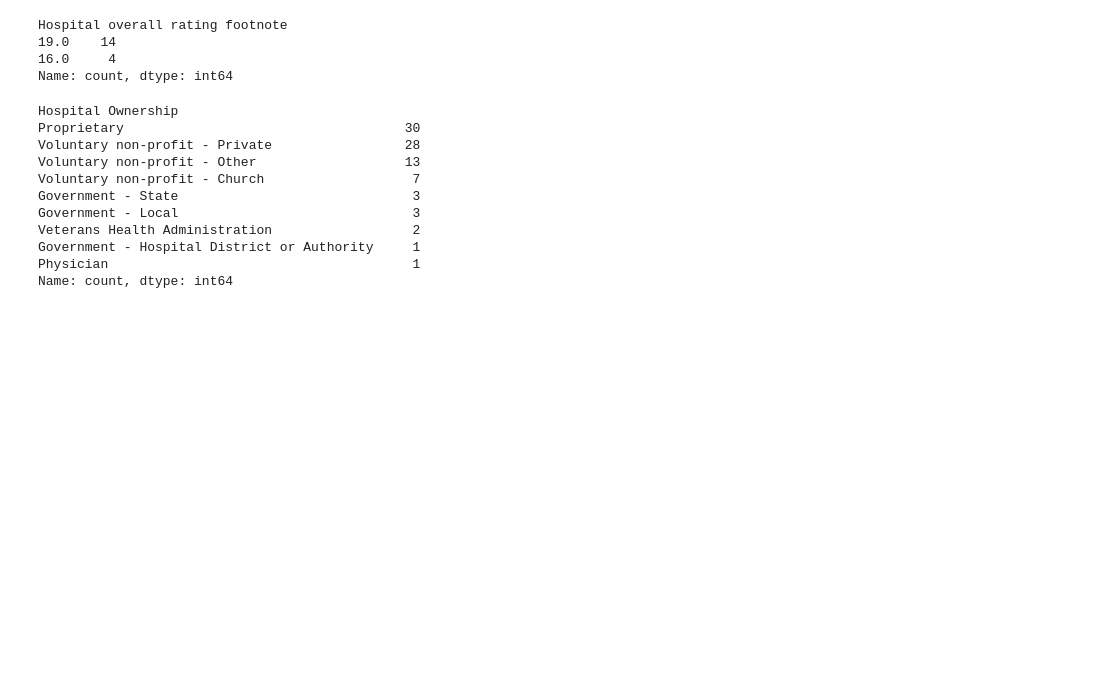
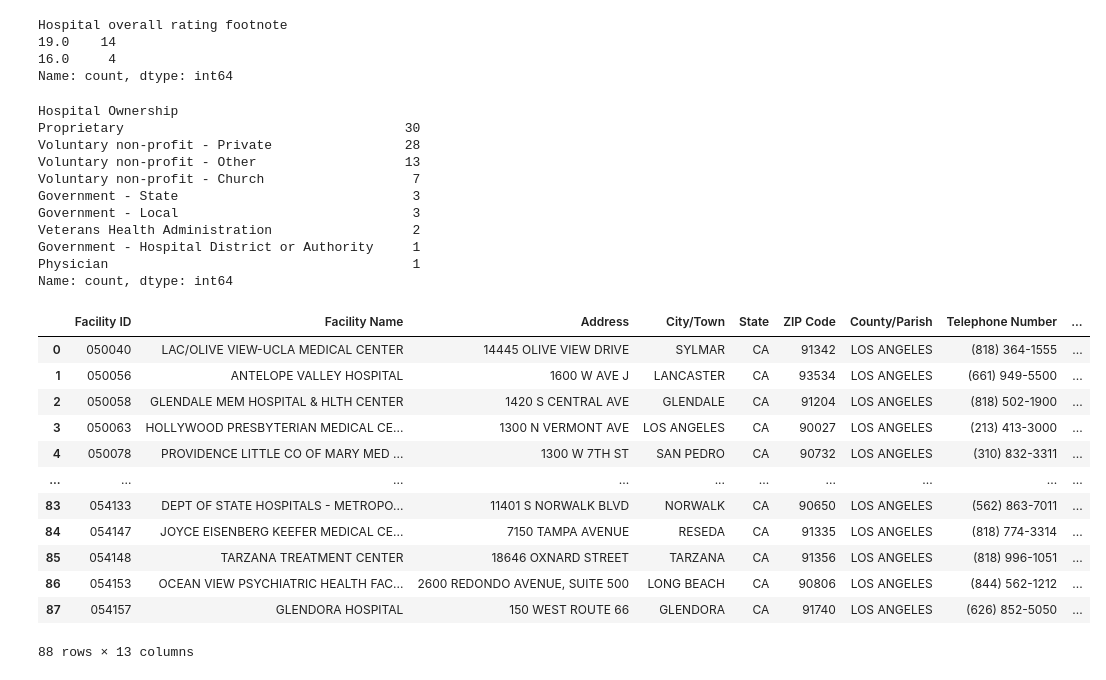
Before and after one commit to davidmertenjones/ist-303-team-kanto-project, a Jupyter notebook: HospitalGenInfo/Hospital_Information.ipynb, the cells around one changed output. Cells and saved outputs as stored; diff of their text form; code cells hidden in the pictures; blank space fills up the shorter version.

```diff
--- a/HospitalGenInfo/Hospital_Information.ipynb
+++ b/HospitalGenInfo/Hospital_Information.ipynb
@@ -198,3 +198,38 @@ Veterans Health Administration                  2
 Government - Hospital District or Authority     1
 Physician                                       1
 Name: count, dtype: int64
+# %%
+
+
+subset = ['Facility ID',
+ 'Facility Name',
+ 'Address',
+ 'City/Town',
+ 'State',
+ 'ZIP Code',
+ 'County/Parish',
+ 'Telephone Number',
+ 'Hospital Type',
+ 'Hospital Ownership',
+ 'Emergency Services',
+ 'Meets criteria for birthing friendly designation',
+ 'Hospital overall rating']
+
+df_subset = pd.DataFrame(df_la[subset])
+df_subset.reset_index(drop=True, inplace=True)
+# %%
+df_subset
+# %% [output]
+|  | Facility ID | Facility Name | Address | City/Town | State | ZIP Code | County/Parish | Telephone Number | ... |
+| 0 | 050040 | LAC/OLIVE VIEW-UCLA MEDICAL CENTER | 14445 OLIVE VIEW DRIVE | SYLMAR | CA | 91342 | LOS ANGELES | (818) 364-1555 | ... |
+| 1 | 050056 | ANTELOPE VALLEY HOSPITAL | 1600 W AVE J | LANCASTER | CA | 93534 | LOS ANGELES | (661) 949-5500 | ... |
+| 2 | 050058 | GLENDALE MEM HOSPITAL & HLTH CENTER | 1420 S CENTRAL AVE | GLENDALE | CA | 91204 | LOS ANGELES | (818) 502-1900 | ... |
+| 3 | 050063 | HOLLYWOOD PRESBYTERIAN MEDICAL CE... | 1300 N VERMONT AVE | LOS ANGELES | CA | 90027 | LOS ANGELES | (213) 413-3000 | ... |
+| 4 | 050078 | PROVIDENCE LITTLE CO OF MARY MED ... | 1300 W 7TH ST | SAN PEDRO | CA | 90732 | LOS ANGELES | (310) 832-3311 | ... |
+| ... | ... | ... | ... | ... | ... | ... | ... | ... | ... |
+| 83 | 054133 | DEPT OF STATE HOSPITALS - METROPO... | 11401 S NORWALK BLVD | NORWALK | CA | 90650 | LOS ANGELES | (562) 863-7011 | ... |
+| 84 | 054147 | JOYCE EISENBERG KEEFER MEDICAL CE... | 7150 TAMPA AVENUE | RESEDA | CA | 91335 | LOS ANGELES | (818) 774-3314 | ... |
+| 85 | 054148 | TARZANA TREATMENT CENTER | 18646 OXNARD STREET | TARZANA | CA | 91356 | LOS ANGELES | (818) 996-1051 | ... |
+| 86 | 054153 | OCEAN VIEW PSYCHIATRIC HEALTH FAC... | 2600 REDONDO AVENUE, SUITE 500 | LONG BEACH | CA | 90806 | LOS ANGELES | (844) 562-1212 | ... |
+| 87 | 054157 | GLENDORA HOSPITAL | 150 WEST ROUTE 66 | GLENDORA | CA | 91740 | LOS ANGELES | (626) 852-5050 | ... |
+88 rows × 13 columns
```
Also changed, not shown: parts of 2 cells of this notebook.
